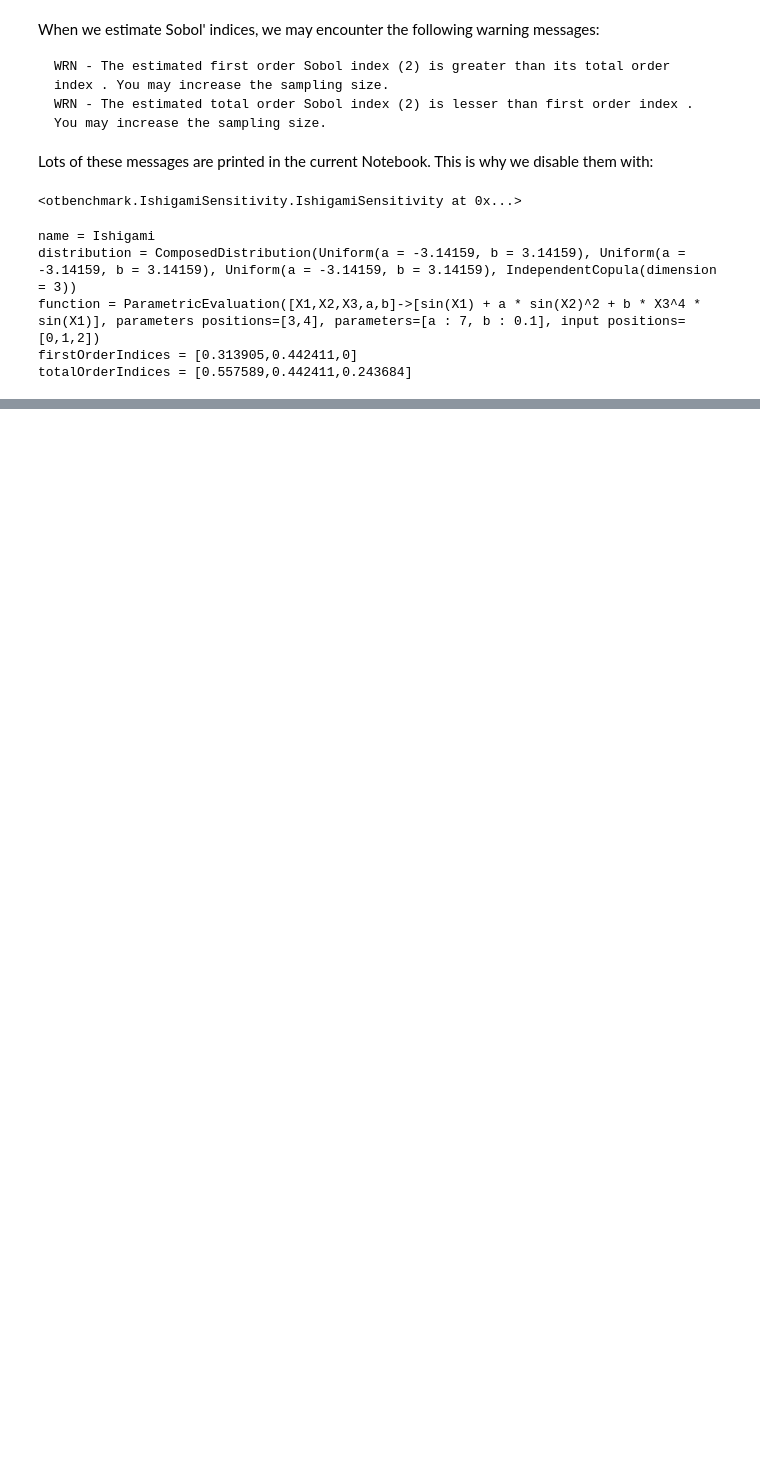
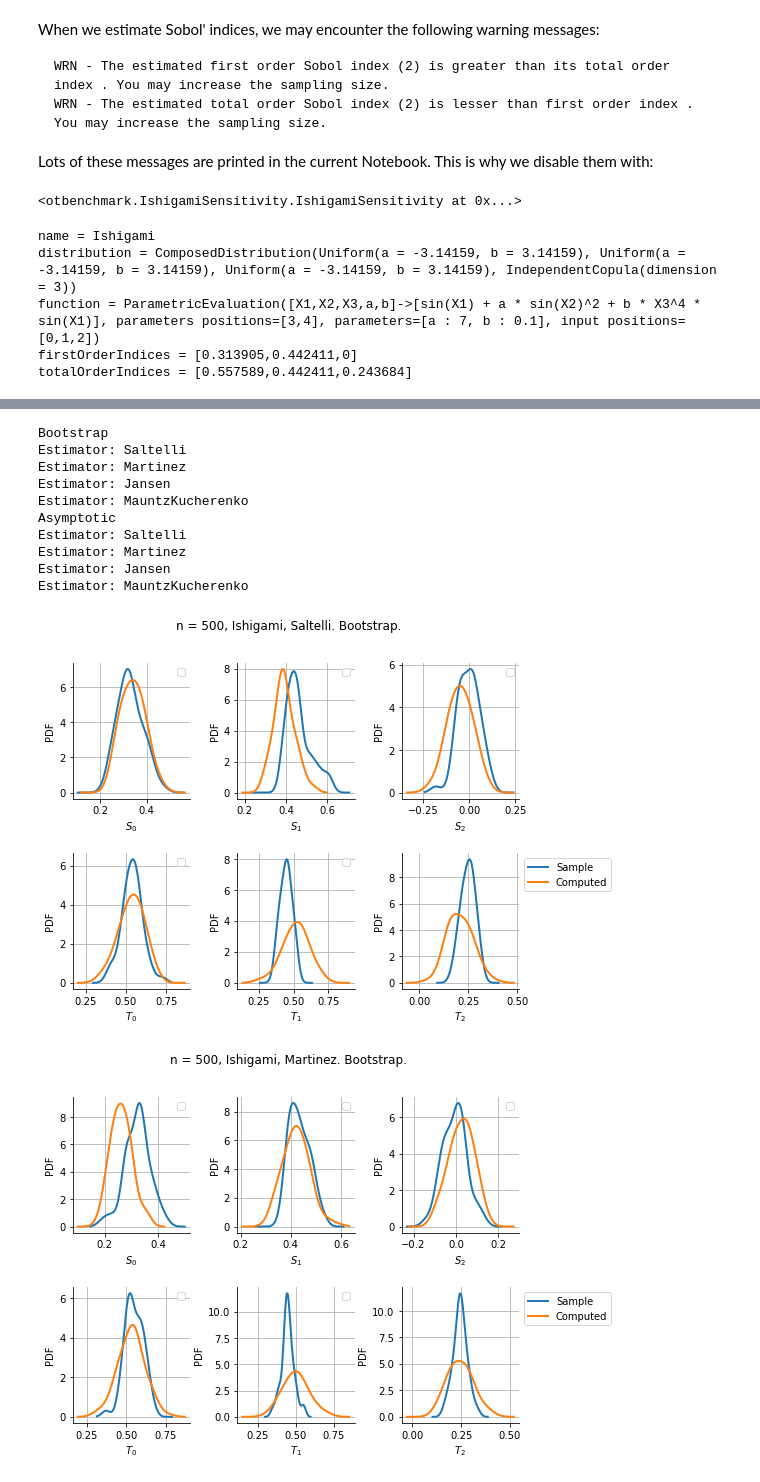
Before and after one commit to openturns/otbenchmark, a Jupyter notebook: examples/sensitivity_problems/Sensitivity-Distribution-Ishigami.ipynb, the cells around one changed output, grey strips where cells are left out. Drawn from its saved outputs; the diff is of its cells as text; code cells hidden in the pictures; blank space fills up the shorter version.

```diff
--- a/examples/sensitivity_problems/Sensitivity-Distribution-Ishigami.ipynb
+++ b/examples/sensitivity_problems/Sensitivity-Distribution-Ishigami.ipynb
@@ -64,0 +32,45 @@ Estimator: MauntzKucherenko
+# %%
+sampleSize = 500
+problem = otb.IshigamiSensitivity()
+metaSAAlgorithm = otb.SensitivityBenchmarkMetaAlgorithm(problem)
+for useAsymptotic in [False, True]:
+    if useAsymptotic:
+        label = "Asymptotic"
+    else:
+        label = "Bootstrap"
+    print(label)
+    ot.ResourceMap.SetAsBool(
+        "SobolIndicesAlgorithm-DefaultUseAsymptoticDistribution", useAsymptotic
+    )
+    for estimator in ["Saltelli", "Martinez", "Jansen", "MauntzKucherenko"]:
+        print("Estimator:", estimator)
+        benchmark = otb.SensitivityDistribution(
+            problem, metaSAAlgorithm, sampleSize=sampleSize, numberOfRepetitions=50,
+        )
+        grid = benchmark.draw()
+        view = otv.View(grid)
+        figure = view.getFigure()
+        _ = figure.suptitle(
+            "n = %d, %s, %s. %s." % (sampleSize, problem.getName(), estimator, label)
+        )
+        figure.set_figwidth(8.0)
+        figure.set_figheight(6.0)
+        figure.subplots_adjust(wspace=0.4, hspace=0.4)
+        # Customize legends
+        ax = figure.get_axes()
+        for i in range(len(ax) - 1):
+            ax[i].legend("")
+        _ = ax[-1].legend(bbox_to_anchor=(1.0, 1.0))
+# %% [output]
+Bootstrap
+Estimator: Saltelli
+Estimator: Martinez
+Estimator: Jansen
+Estimator: MauntzKucherenko
+Asymptotic
+Estimator: Saltelli
+Estimator: Martinez
+Estimator: Jansen
+Estimator: MauntzKucherenko
+[figure, added]
+[figure, added]
```
Also changed, not shown: parts of 4 cells of this notebook, 1 other file.
